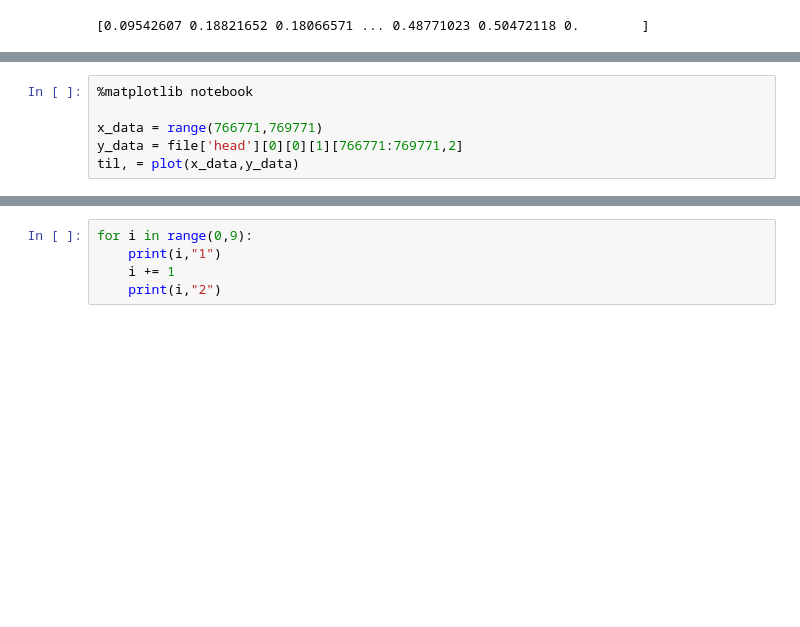
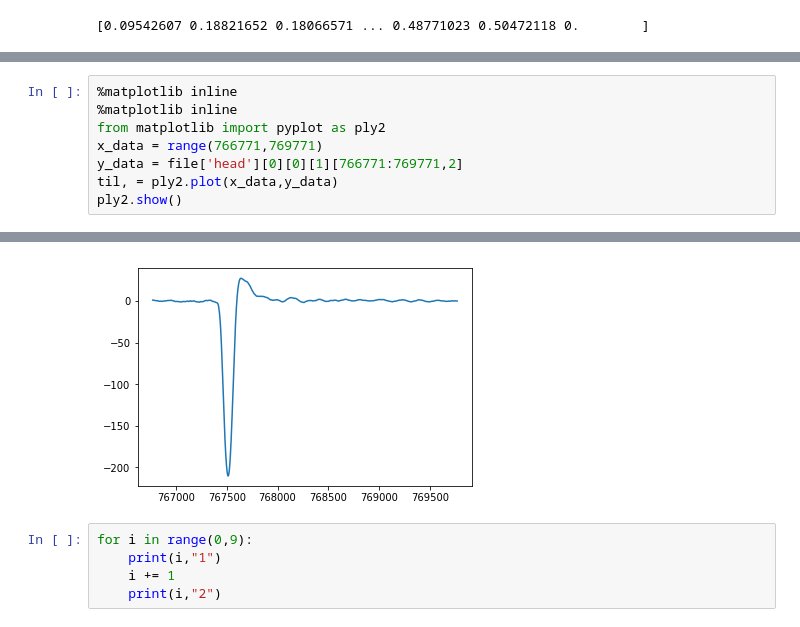
Before and after one commit to Vor2d/VORHead, a Jupyter notebook: DataAnalyzer/Test.ipynb, the cells around one changed output, grey strips where cells are left out. Saved outputs shown, nothing was run; the diff lists cells and outputs as text; blank space fills up the shorter version.

```diff
--- a/DataAnalyzer/Test.ipynb
+++ b/DataAnalyzer/Test.ipynb
@@ -38,7 +48,9 @@ print(file['head'][0][0][1][:,2])
 # %%
-%matplotlib notebook
-
+%matplotlib inline
+%matplotlib inline
+from matplotlib import pyplot as ply2
 x_data = range(766771,769771)
 y_data = file['head'][0][0][1][766771:769771,2]
-til, = plot(x_data,y_data)
+til, = ply2.plot(x_data,y_data)
+ply2.show()
 # %% [output]
@@ -47,3 +57,4 @@ til, = plot(x_data,y_data)
+[figure, added]
 # %%
 for i in range(0,9):
     print(i,"1")
```
Also changed, not shown: parts of 3 cells of this notebook, 2 other files.
